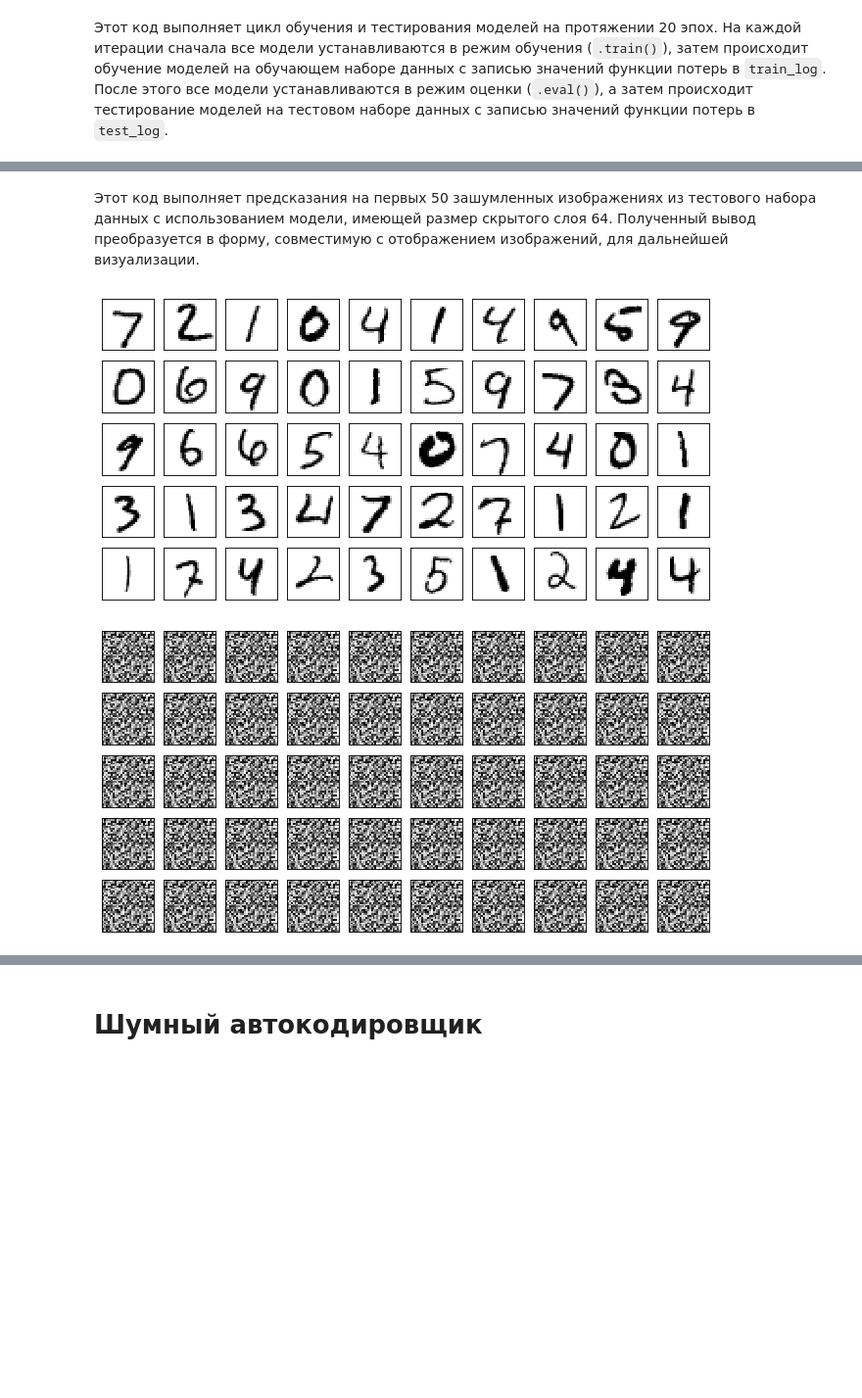
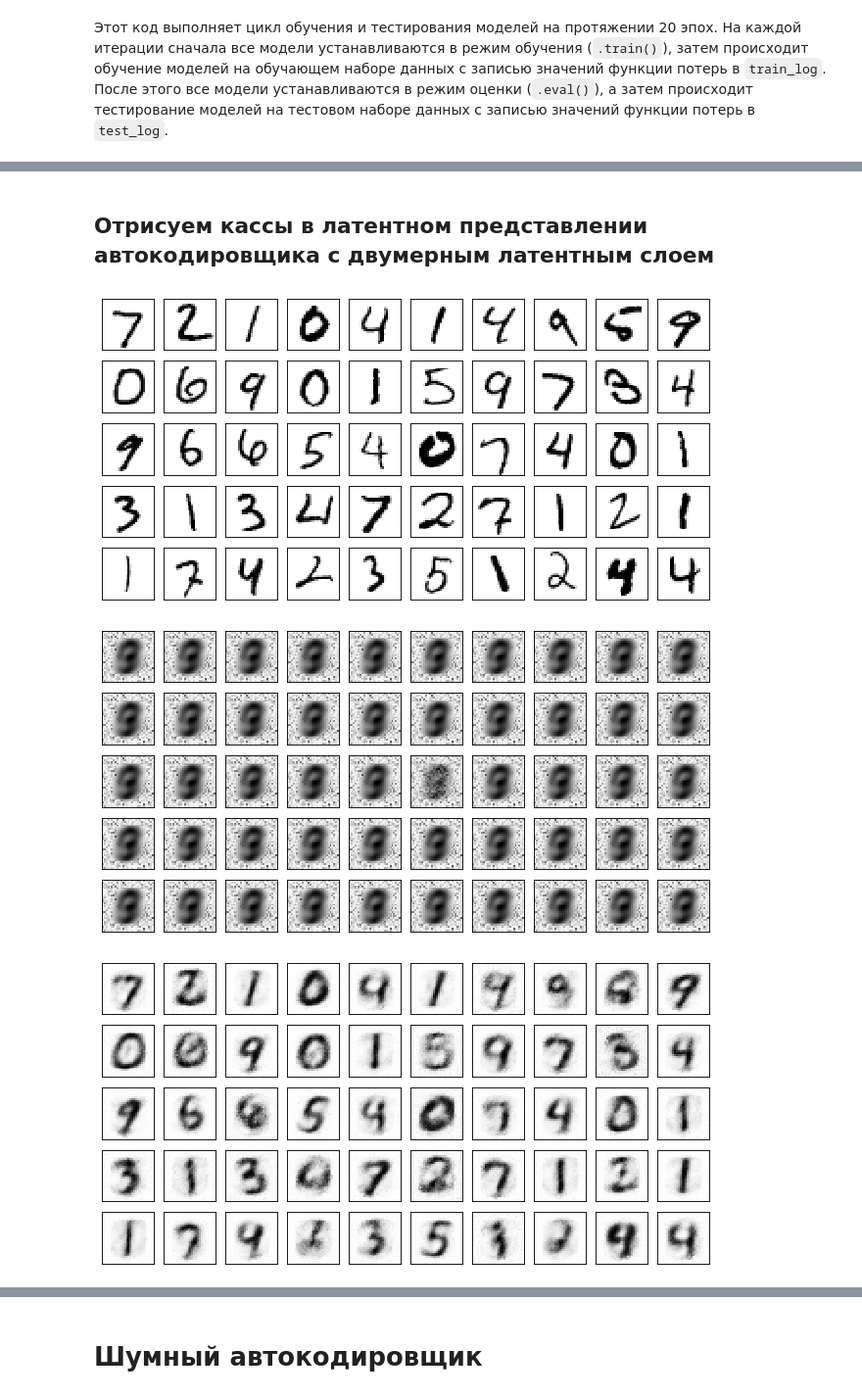
Before and after one commit to evgenykol/otus_cv, a Jupyter notebook: hw_29/hw_29_ae.ipynb, the cells around one changed output, grey strips where cells are left out. Shown at 98% size. Drawn from its saved outputs; the diff is of its cells as text; code cells hidden in the pictures; blank space fills up the shorter version.

```diff
--- a/hw_29/hw_29_ae.ipynb
+++ b/hw_29/hw_29_ae.ipynb
@@ -3,18 +36,5 @@
 # %%
-import torch
-import torch.nn as nn
-import torch.nn.functional as F
-import torch.optim as optim
 
-from torch.utils.data import DataLoader
-from torch.utils.data.sampler import SubsetRandomSampler
-from torchvision import datasets, transforms
-
-import matplotlib
-import matplotlib.pyplot as plt
-import numpy as np
-
-%matplotlib inline
 
 mnist_transform = transforms.Compose([
     transforms.ToTensor(),
@@ -40,10 +60,10 @@ def mnist(batch_size=50, valid=0, shuffle=True, transform=mnist_transform, path=
         train_loader = DataLoader(train_data, batch_size=batch_size, sampler=train_sampler)
         valid_loader = DataLoader(train_data, batch_size=batch_size, sampler=valid_sampler)
 
-        return train_loader, valid_loader, test_loader
+        return train_loader, valid_loader, test_loader, test_data
     else:
         train_loader = DataLoader(train_data, batch_size=batch_size, shuffle=shuffle)
-        return train_loader, test_loader
+        return train_loader, test_loader, test_data
 
 
 def plot_mnist(images, shape):
@@ -83,4 +103,4 @@ mnist_transform = transforms.Compose([
                 transforms.Normalize((0.5,), (0.5,)),
            ])
 
-train_loader, test_loader = mnist(batch_size=200, valid=0, transform=mnist_transform)
+train_loader, test_loader, test_dataset = mnist(batch_size=200, valid=0, transform=mnist_transform)
@@ -393,20 +388,29 @@ KeyboardInterrupt:
-# %% [markdown]
-Этот код выполняет предсказания на первых 50 зашумленных изображениях из тестового набора данных с использованием модели, имеющей размер скрытого слоя 64. Полученный вывод преобразуется в форму, совместимую с отображением изображений, для дальнейшей визуализации.
+# %% [markdown]
+## Отрисуем кассы в латентном представлении автокодировщика с двумерным латентным слоем
 # %%
 # Получаем следующий батч данных из тестового загрузчика данных.
 data, _ = next(iter(test_loader))
 
-# Применяем модель с размером скрытого слоя 64 к зашумленным данным (первые 50 изображений в батче).
+# Применяем модель с размером скрытого слоя 2 к данным (первые 50 изображений в батче).
 output = models['2'](data[:50])
 
 # Преобразуем выход модели в форму, совместимую с отображением изображений (каждый элемент представляет собой изображение размером 28x28 пикселей).
 to_plot = output.view(-1, 1, 28, 28).data.numpy()
+
+
+# Посмотрим также на классы для 32-разрядной модели
+output32 = models['32'](data[:50])
+to_plot32 = output32.view(-1, 1, 28, 28).data.numpy()
 # %%
 # Отображение оригинальных изображений MNIST.
 plot_mnist(data.data.numpy()[:50], (5, 10))
 
 # Отображение восстановленных изображений, полученных после применения автоэнкодера.
 plot_mnist(to_plot, (5, 10))
+
+# Отображение восстановленных изображений, полученных после применения автоэнкодера.
+plot_mnist(to_plot32, (5, 10))
 # %% [output]
 [figure]
-[figure, old version]
+[figure, new version]
+[figure, added]
```
Also changed, not shown: parts of 11 cells of this notebook.
